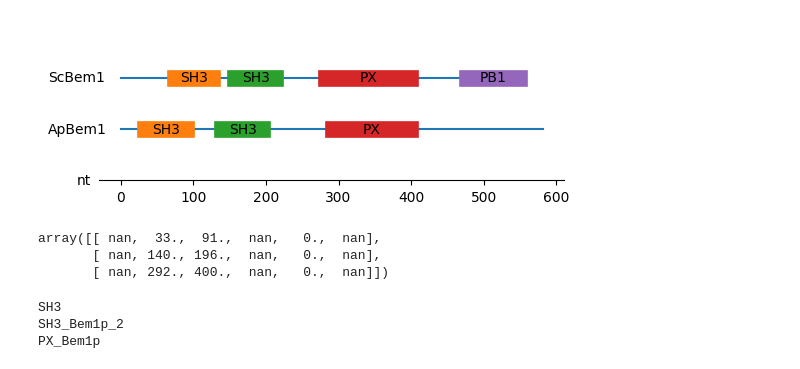
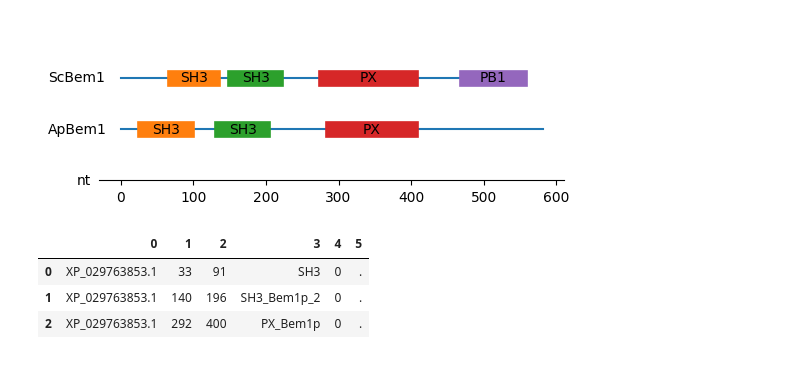
Before and after one commit to crockeraw/PolarityProject, a Jupyter notebook: proj/ProteinHomology/notebooks/plotting-homologs.ipynb, the cells around one changed output. Drawn from its saved outputs; the diff is of its cells as text; code cells hidden in the pictures.

```diff
--- a/proj/ProteinHomology/notebooks/plotting-homologs.ipynb
+++ b/proj/ProteinHomology/notebooks/plotting-homologs.ipynb
@@ -65,20 +65,14 @@ ax.text((stop+start)/2, 2, s=feat, ha="center", va="center")
 # %% [output]
 Text(513.0, 2, 'PB1')
 [figure]
-# %%
-np.genfromtxt("../annotations/ApBem1_Features.BED")
-# %% [output]
-array([[ nan,  33.,  91.,  nan,   0.,  nan],
-       [ nan, 140., 196.,  nan,   0.,  nan],
-       [ nan, 292., 400.,  nan,   0.,  nan]])
 # %%
 import pandas as pd
 #header=["gene", "start", "stop", "domain", "misc", "junk"]
 df = pd.read_csv("../annotations/ApBem1_Features.BED", sep="\t", header=None)
-# %%
-for index, row in df.iterrows():
-    print(row[3])
-# %% [output]
-SH3
-SH3_Bem1p_2
-PX_Bem1p
+# %%
+df
+# %% [output]
+|  | 0 | 1 | 2 | 3 | 4 | 5 |
+| 0 | XP_029763853.1 | 33 | 91 | SH3 | 0 | . |
+| 1 | XP_029763853.1 | 140 | 196 | SH3_Bem1p_2 | 0 | . |
+| 2 | XP_029763853.1 | 292 | 400 | PX_Bem1p | 0 | . |
```
Also changed, not shown: parts of 4 cells of this notebook, 10 other files.
